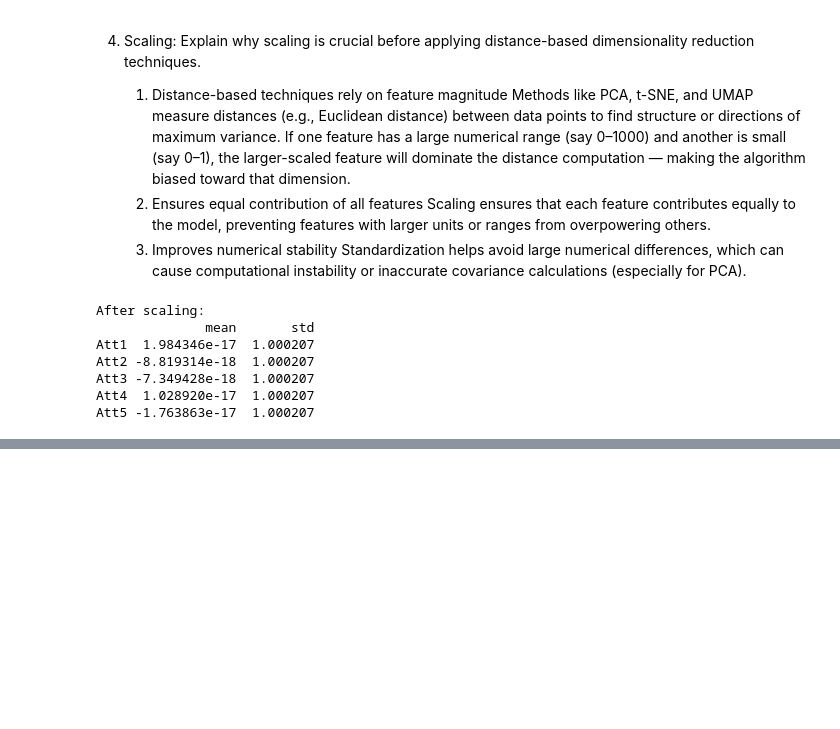
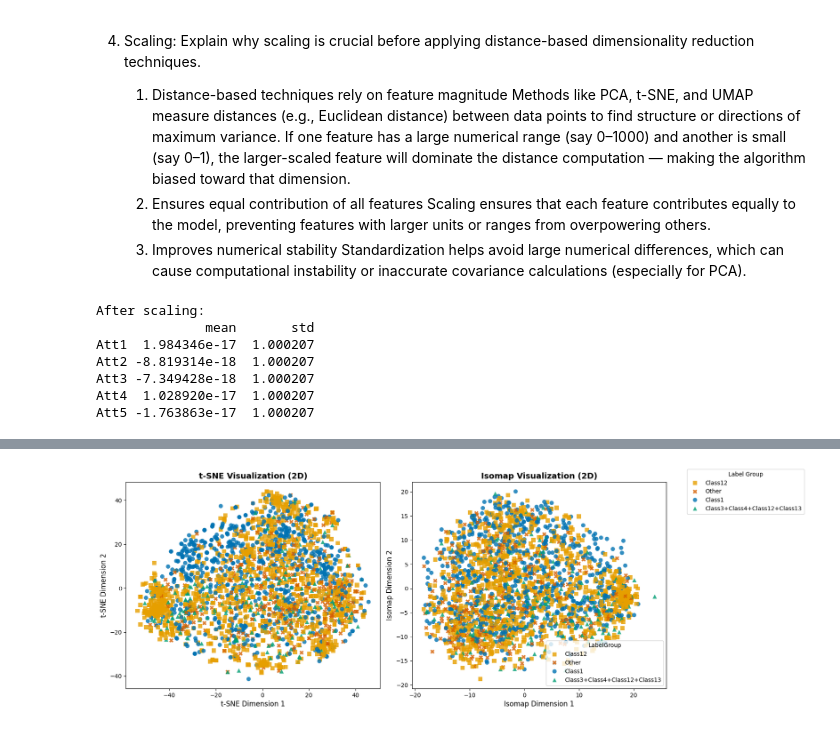
Before and after one commit to Navaneeth272001/assignment_5_Navaneeth272001, a Jupyter notebook: code.ipynb, the cells around one changed output, grey strips where cells are left out. Cells and saved outputs as stored; diff of their text form; code cells hidden in the pictures; blank space fills up the shorter version.

```diff
--- a/code.ipynb
+++ b/code.ipynb
@@ -225,0 +465,67 @@ Running t-SNE with perplexity = 50 ...
+# %%
+# 3. Comparison and Curvature:
+
+# Compare the Isomap visualization to the t-SNE visualization.
+
+# --- Shared color palette and markers ---
+palette = {
+    "Class1": "#0072B2",                   # Blue
+    "Class12": "#E69F00",                  # Orange
+    "Class3+Class4+Class12+Class13": "#009E73",  # Green
+    "Other": "#D55E00"                     # Reddish
+}
+
+markers = {
+    "Class1": "o",      # Circle
+    "Class12": "s",     # Square
+    "Class3+Class4+Class12+Class13": "^",  # Triangle
+    "Other": "X"        # Cross
+}
+
+# --- Create subplots ---
+fig, axes = plt.subplots(1, 2, figsize=(14, 6))
+
+# --- t-SNE plot ---
+sns.scatterplot(
+    data=tsne_df,
+    x="Dim1", y="Dim2",
+    hue="LabelGroup",
+    style="LabelGroup",
+    palette=palette,
+    markers=markers,
+    s=55, alpha=0.8, edgecolor="none",
+    ax=axes[0]
+)
+axes[0].set_title("t-SNE Visualization (2D)", fontsize=14, weight='bold')
+axes[0].set_xlabel("t-SNE Dimension 1", fontsize=12)
+axes[0].set_ylabel("t-SNE Dimension 2", fontsize=12)
+axes[0].legend_.remove()  # Remove legend from first plot to avoid duplication
+
+# --- Isomap plot ---
+sns.scatterplot(
+    data=isomap_df,
+    x="Dim1", y="Dim2",
+    hue="LabelGroup",
+    style="LabelGroup",
+    palette=palette,
+    markers=markers,
+    s=55, alpha=0.8, edgecolor="none",
+    ax=axes[1]
+)
+axes[1].set_title("Isomap Visualization (2D)", fontsize=14, weight='bold')
+axes[1].set_xlabel("Isomap Dimension 1", fontsize=12)
+axes[1].set_ylabel("Isomap Dimension 2", fontsize=12)
+
+# --- Shared legend (outside the plot) ---
+handles, labels = axes[1].get_legend_handles_labels()
+fig.legend(
+    handles, labels,
+    title="Label Group",
+    bbox_to_anchor=(1.02, 1),
+    loc='upper left'
+)
+
+plt.tight_layout()
+plt.show()
+# %% [output]
+[figure, added]
```
Also changed, not shown: parts of 15 cells of this notebook, 1 other file.
